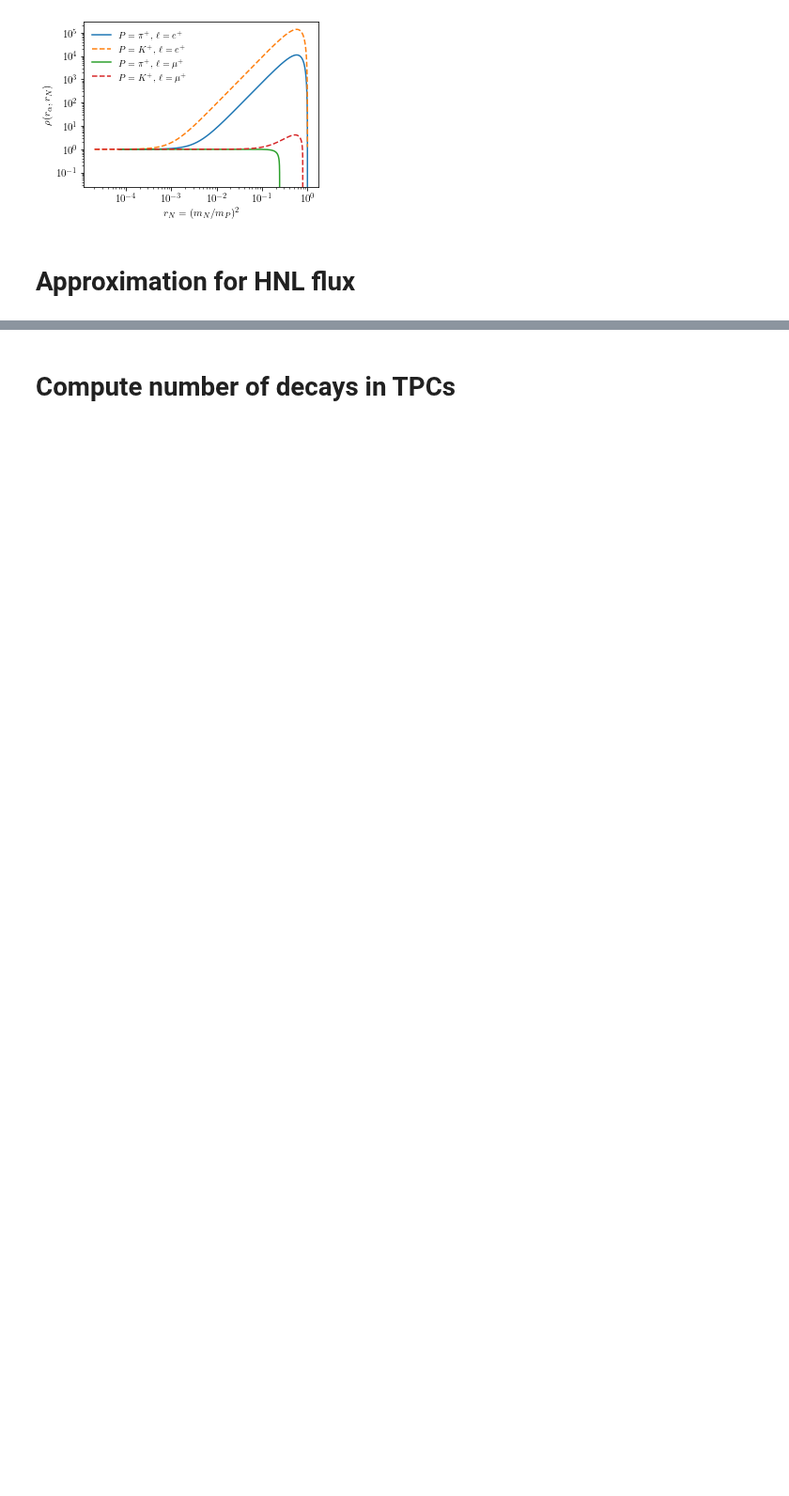
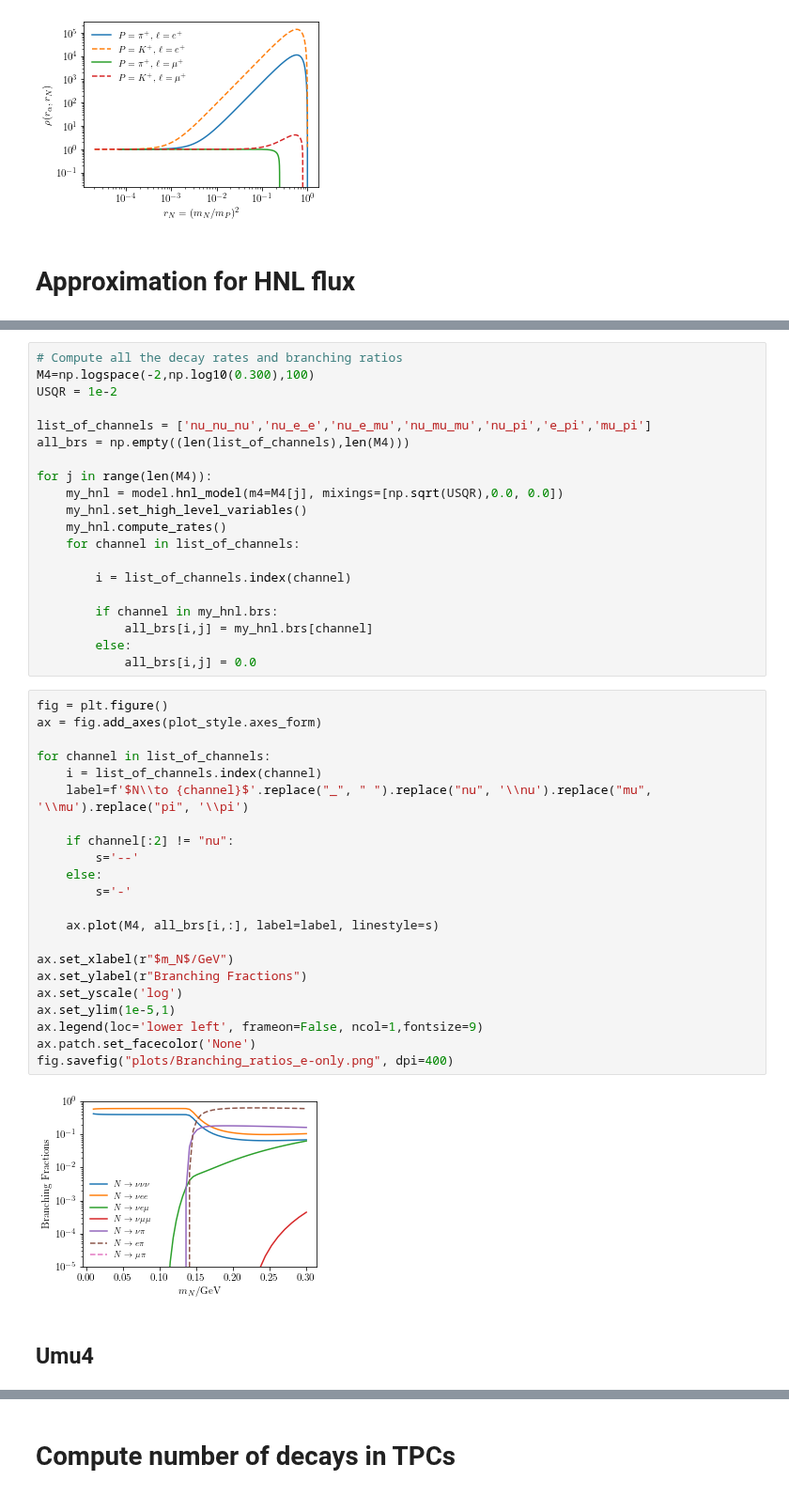
Before and after one commit to mhostert/HNL-DIF, a Jupyter notebook: compute_HNL_flux.ipynb, the cells around one changed output, grey strips where cells are left out. Shown at 94% size. Cells and saved outputs as stored; diff of their text form; blank space fills up the shorter version.

```diff
--- a/compute_HNL_flux.ipynb
+++ b/compute_HNL_flux.ipynb
@@ -132,0 +140,46 @@ NameError: name 'cmath' is not defined
+# %%
+# Compute all the decay rates and branching ratios
+M4=np.logspace(-2,np.log10(0.300),100)
+USQR = 1e-2
+
+list_of_channels = ['nu_nu_nu','nu_e_e','nu_e_mu','nu_mu_mu','nu_pi','e_pi','mu_pi']
+all_brs = np.empty((len(list_of_channels),len(M4)))
+
+for j in range(len(M4)):
+    my_hnl = model.hnl_model(m4=M4[j], mixings=[np.sqrt(USQR),0.0, 0.0])
+    my_hnl.set_high_level_variables()
+    my_hnl.compute_rates()
+    for channel in list_of_channels:
+
+        i = list_of_channels.index(channel)
+
+        if channel in my_hnl.brs:
+            all_brs[i,j] = my_hnl.brs[channel]
+        else:
+            all_brs[i,j] = 0.0
+# %%
+fig = plt.figure()
+ax = fig.add_axes(plot_style.axes_form)
+
+for channel in list_of_channels:
+    i = list_of_channels.index(channel)
+    label=f'$N\\to {channel}$'.replace("_", " ").replace("nu", '\\nu').replace("mu", '\\mu').replace("pi", '\\pi')
+
+    if channel[:2] != "nu":
+        s='--'
+    else:
+        s='-'
+
+    ax.plot(M4, all_brs[i,:], label=label, linestyle=s)
+
+ax.set_xlabel(r"$m_N$/GeV")
+ax.set_ylabel(r"Branching Fractions")
+ax.set_yscale('log')
+ax.set_ylim(1e-5,1)
+ax.legend(loc='lower left', frameon=False, ncol=1,fontsize=9)
+ax.patch.set_facecolor('None')
+fig.savefig("plots/Branching_ratios_e-only.png", dpi=400)
+# %% [output]
+[figure, added]
+# %% [markdown]
+## Umu4
```
Also changed, not shown: parts of 27 cells of this notebook, 21 other files.
